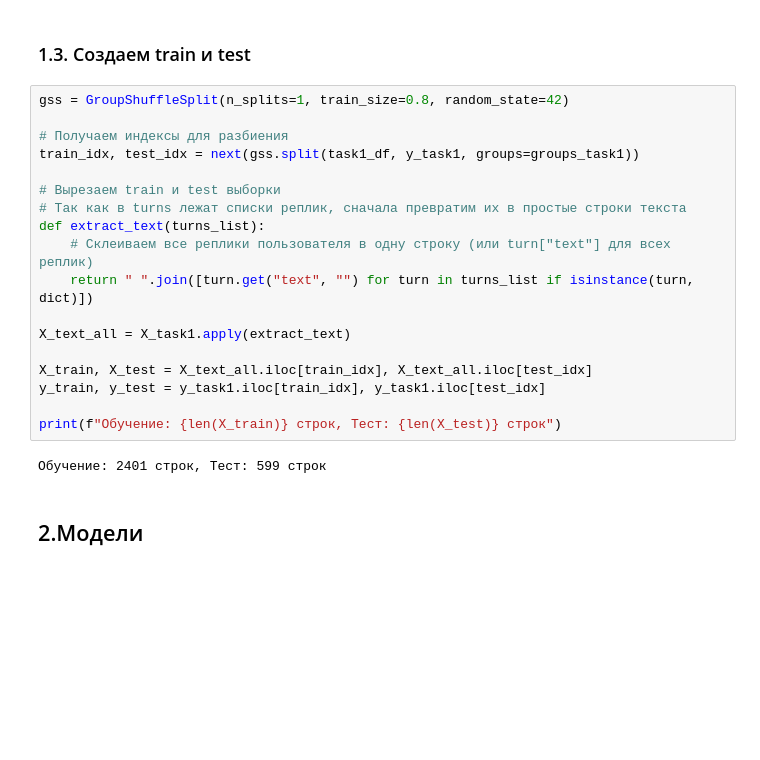
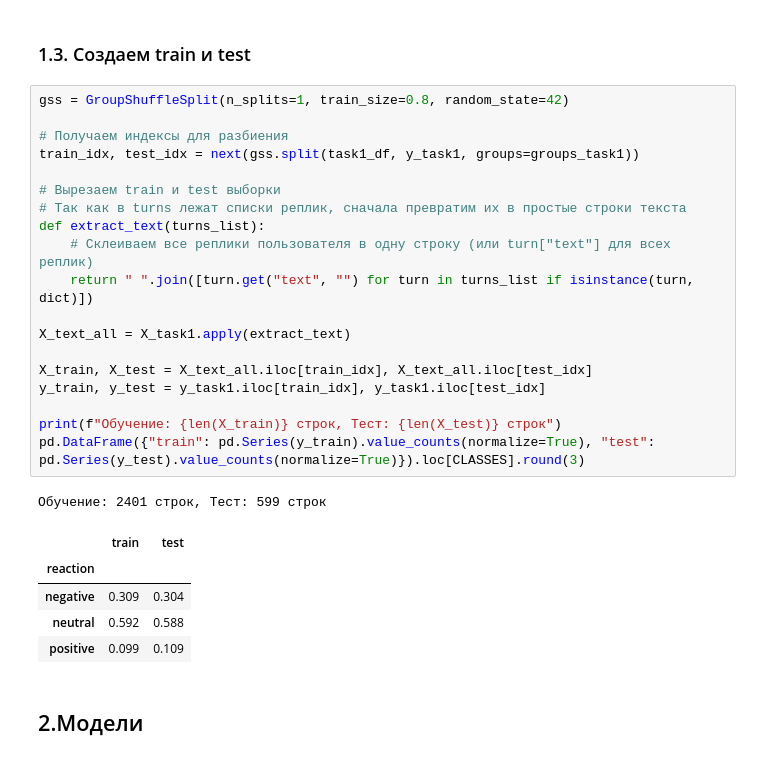
Before and after one commit to Pavel-bur-dot/MIPT_ML_homework, a Jupyter notebook: solution_hw1_BKZ/kirp_task1.ipynb, the cells around one changed output. Drawn from its saved outputs; the diff is of its cells as text; blank space fills up the shorter version.

```diff
--- a/solution_hw1_BKZ/kirp_task1.ipynb
+++ b/solution_hw1_BKZ/kirp_task1.ipynb
@@ -105,23 +101,29 @@ print(f"Разбиение для задачи 1 готово! Объектов:
 # %%
 gss = GroupShuffleSplit(n_splits=1, train_size=0.8, random_state=42)
 
 # Получаем индексы для разбиения
 train_idx, test_idx = next(gss.split(task1_df, y_task1, groups=groups_task1))
 
 # Вырезаем train и test выборки
 # Так как в turns лежат списки реплик, сначала превратим их в простые строки текста
 def extract_text(turns_list):
     # Склеиваем все реплики пользователя в одну строку (или turn["text"] для всех реплик)
     return " ".join([turn.get("text", "") for turn in turns_list if isinstance(turn, dict)])
 
 X_text_all = X_task1.apply(extract_text)
 
 X_train, X_test = X_text_all.iloc[train_idx], X_text_all.iloc[test_idx]
 y_train, y_test = y_task1.iloc[train_idx], y_task1.iloc[test_idx]
 
 print(f"Обучение: {len(X_train)} строк, Тест: {len(X_test)} строк")
+pd.DataFrame({"train": pd.Series(y_train).value_counts(normalize=True), "test": pd.Series(y_test).value_counts(normalize=True)}).loc[CLASSES].round(3)
 # %% [output]
 Обучение: 2401 строк, Тест: 599 строк
+|  | train | test |
+| reaction |  |  |
+| negative | 0.309 | 0.304 |
+| neutral | 0.592 | 0.588 |
+| positive | 0.099 | 0.109 |
 # %% [markdown]
 ## 2.Модели
 # %%
```
Also changed, not shown: parts of 6 cells of this notebook.
